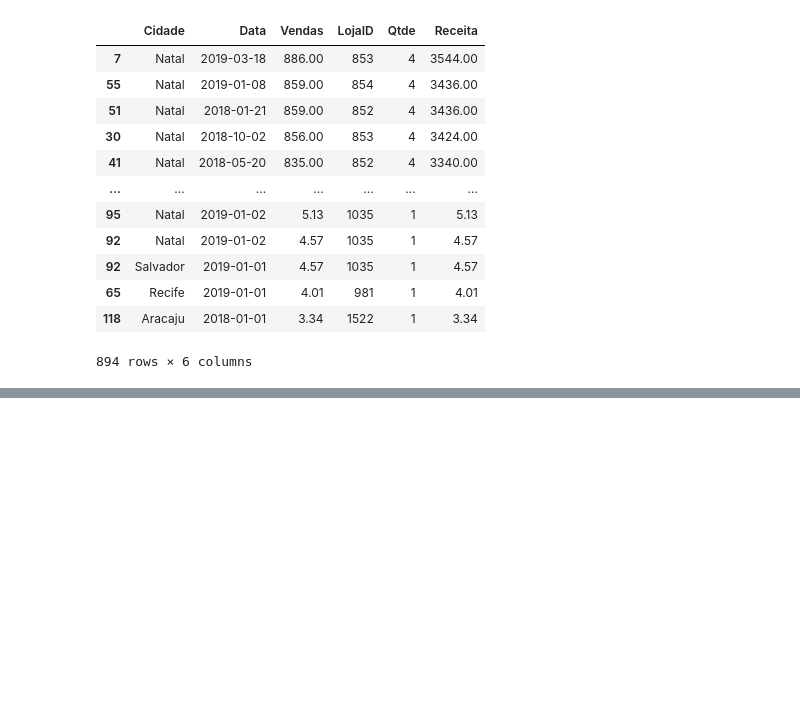
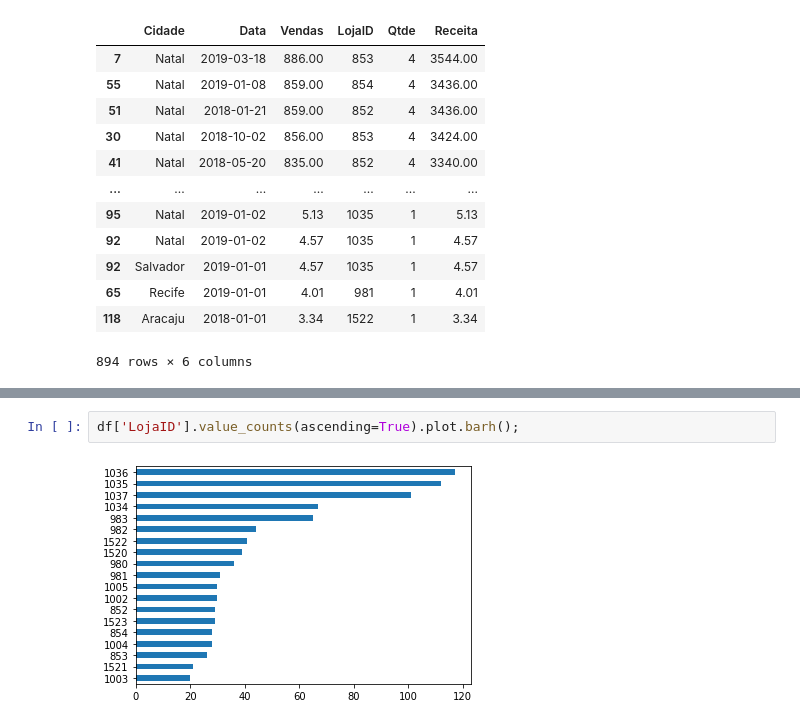
Before and after one commit to pedrorosadev/Gera-o-Tech-Unimed-BH---Ci-ncia-de-Dados, a Jupyter notebook: analise_dados/analise_dados-excel/analise_dados_planilhas_excel.ipynb, the cells around one changed output, grey strips where cells are left out. Cells and saved outputs as stored; diff of their text form; blank space fills up the shorter version.

```diff
--- a/analise_dados/analise_dados-excel/analise_dados_planilhas_excel.ipynb
+++ b/analise_dados/analise_dados-excel/analise_dados_planilhas_excel.ipynb
@@ -150,0 +279,4 @@ df.sort_values('Receita', ascending=False)
+# %%
+df['LojaID'].value_counts(ascending=True).plot.barh();
+# %% [output]
+[figure, added]
```
Also changed, not shown: parts of 32 cells of this notebook.
